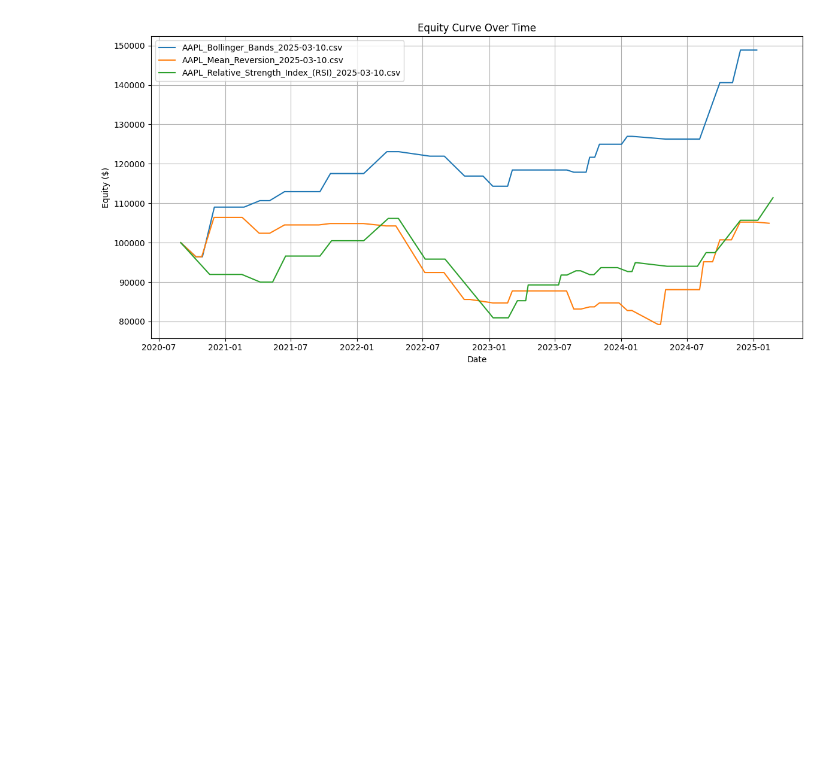
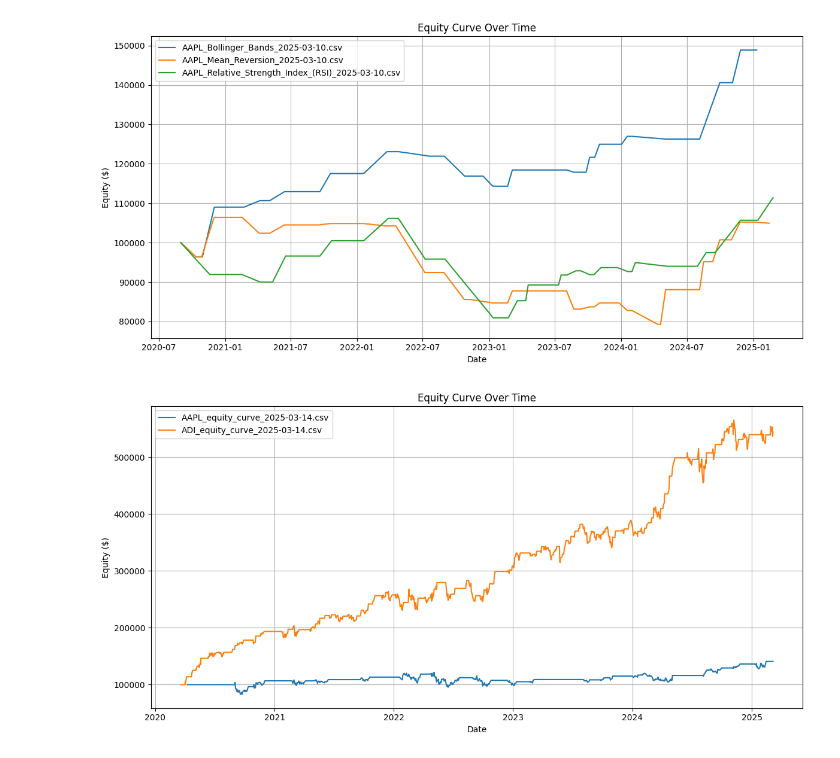
Before and after one commit to JiuChangBHA/trading_sim_cursor, a Jupyter notebook: src/main/resources/visualization/trading_visualization.ipynb, the cells around one changed output. Cells and saved outputs as stored; diff of their text form; code cells hidden in the pictures; blank space fills up the shorter version.

Commit message:
day-by-day equity curve visualization with ipynb

```diff
--- a/src/main/resources/visualization/trading_visualization.ipynb
+++ b/src/main/resources/visualization/trading_visualization.ipynb
@@ -96,0 +104,6 @@ plot_equity_curve(equity_files)
+# %%
+
+plot_equity_curve(['../simulation_results/AAPL_equity_curve_2025-03-14.csv',
+                   '../simulation_results/ADI_equity_curve_2025-03-14.csv',])
+# %% [output]
+[figure, added]
```
Also changed, not shown: parts of 3 cells of this notebook, 9 other files.
